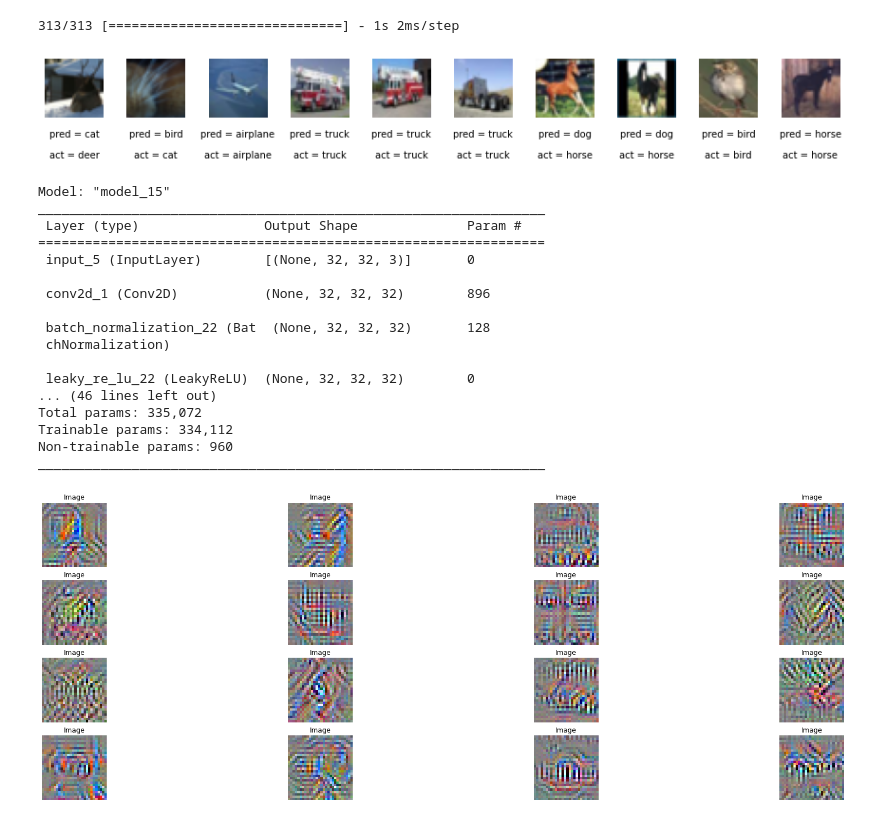
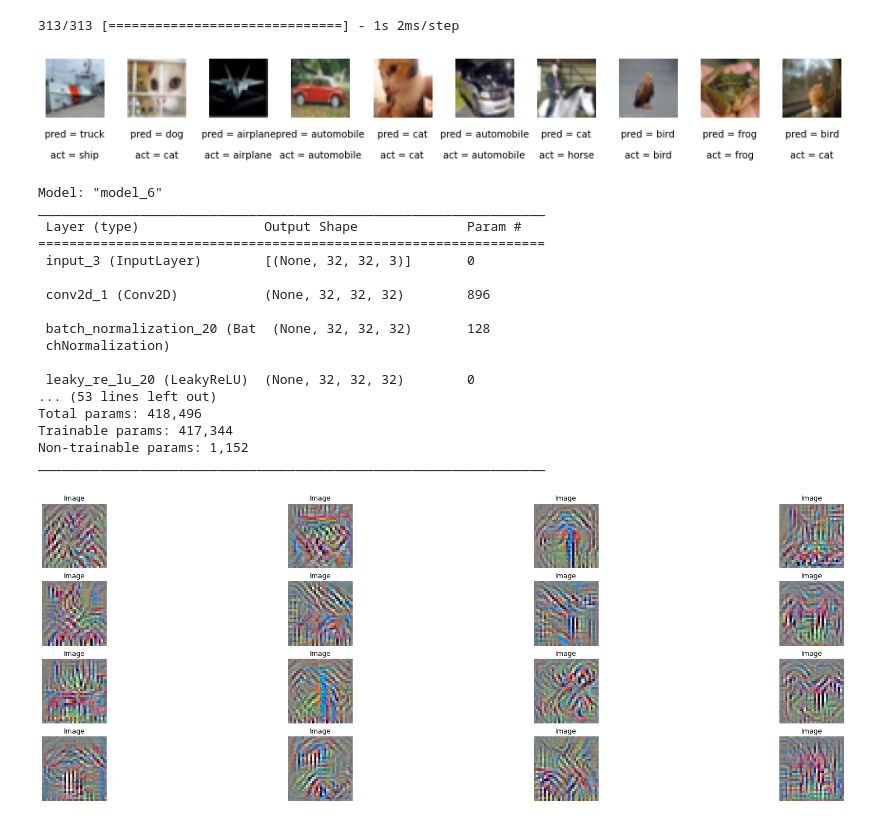
Before and after one commit to NeurAlch/ai-playground, a Jupyter notebook: playground/generative-deep-learning/first-nn-convolution-3.ipynb, the cells around one changed output. Saved outputs shown, nothing was run; the diff lists cells and outputs as text; code cells hidden in the pictures.

```diff
--- a/playground/generative-deep-learning/first-nn-convolution-3.ipynb
+++ b/playground/generative-deep-learning/first-nn-convolution-3.ipynb
@@ -101,13 +101,21 @@ x = Conv2D(filters=128, kernel_size=3, strides=2, padding='same', name='conv2d_6
 x = BatchNormalization()(x)
 x = LeakyReLU()(x)
 
-x = Conv2D(filters=32, kernel_size=3, strides=1, padding='same', name='conv2d_7')(x)
+x = Conv2D(filters=64, kernel_size=3, strides=1, padding='same', name='conv2d_7')(x)
 x = BatchNormalization()(x)
 x = LeakyReLU()(x)
 
-x = Conv2D(filters=32, kernel_size=3, strides=2, padding='same', name='conv2d_8')(x)
+x = Conv2D(filters=64, kernel_size=3, strides=2, padding='same', name='conv2d_8')(x)
 x = BatchNormalization()(x)
 x = LeakyReLU()(x)
+
+x = Conv2D(filters=32, kernel_size=3, strides=1, padding='same', name='conv2d_10')(x)
+x = BatchNormalization()(x)
+x = LeakyReLU()(x)
+
+x = Conv2D(filters=32, kernel_size=3, strides=2, padding='same', name='conv2d_11')(x)
+x = BatchNormalization()(x)
+x = LeakyReLU()(x)
 # %%
 x = Flatten()(x)
 # %%
@@ -204,28 +213,28 @@ for i, idx in enumerate(indices):
     ax.text(0.5, -0.7, 'act = ' + str(actual_single[idx]), fontsize=10 , ha='center', transform=ax.transAxes)
     ax.imshow(img)
 # %% [output]
-[figure, old version]
+[figure, new version]
 # %%
-layer = model.get_layer(name='conv2d_8')
+layer = model.get_layer(name='conv2d_10')
 feature_extractor = Model(inputs=input_layer, outputs=layer.output)
 feature_extractor.summary()
 # %% [output]
-Model: "model_15"
+Model: "model_6"
 _________________________________________________________________
  Layer (type)                Output Shape              Param #
 =================================================================
- input_5 (InputLayer)        [(None, 32, 32, 3)]       0
+ input_3 (InputLayer)        [(None, 32, 32, 3)]       0
 
  conv2d_1 (Conv2D)           (None, 32, 32, 32)        896
 
- batch_normalization_22 (Bat  (None, 32, 32, 32)       128
+ batch_normalization_20 (Bat  (None, 32, 32, 32)       128
  chNormalization)
 
- leaky_re_lu_22 (LeakyReLU)  (None, 32, 32, 32)        0
-... (46 lines left out)
-Total params: 335,072
-Trainable params: 334,112
-Non-trainable params: 960
+ leaky_re_lu_20 (LeakyReLU)  (None, 32, 32, 32)        0
+... (53 lines left out)
+Total params: 418,496
+Trainable params: 417,344
+Non-trainable params: 1,152
 _________________________________________________________________
 # %%
 def compute_loss(input_image, filter_index):
@@ -246,14 +255,13 @@ def gradient_ascent_step(img, filter_index, learning_rate):
 
 
 def initialize_image():
-    img = tf.random.uniform((1, 32, 32, 3))
-    return (img - 0.5) * 0.25
+    return tf.random.uniform((1, 32, 32, 3))
 
 
-def visualize_filter(filter_index):
-    iterations = 50
-    learning_rate = 10
-    img = initialize_image()
+def visualize_filter(filter_index, initial_image):
+    iterations = 10
+    learning_rate = 20
+    img = initial_image
     for iteration in range(iterations):
         img = gradient_ascent_step(img, filter_index, learning_rate)
     img = deprocess_image(img[0].numpy())
@@ -263,7 +271,6 @@ def visualize_filter(filter_index):
 def deprocess_image(img):
     img -= img.mean()
     img /= img.std() + 1e-5
-    img = img[2:-2, 2:-2, :]
     img *= 0.15
     img += 0.5
     img = np.clip(img, 0, 1)
@@ -272,12 +279,13 @@ def deprocess_image(img):
     return img
 # %%
 plt.figure(figsize=(30, 30))
+im = initialize_image()
 
 for i in range(16):
-    img = visualize_filter(i * 2)
+    img = visualize_filter(i * 2, im)
     ax = plt.subplot(12, 4, i + 1)
     plt.imshow(img)
     plt.title('Image')
     plt.axis("off")
 # %% [output]
-[figure, old version]
+[figure, new version]
```
Also changed, not shown: parts of 3 cells of this notebook, 3 other files.
